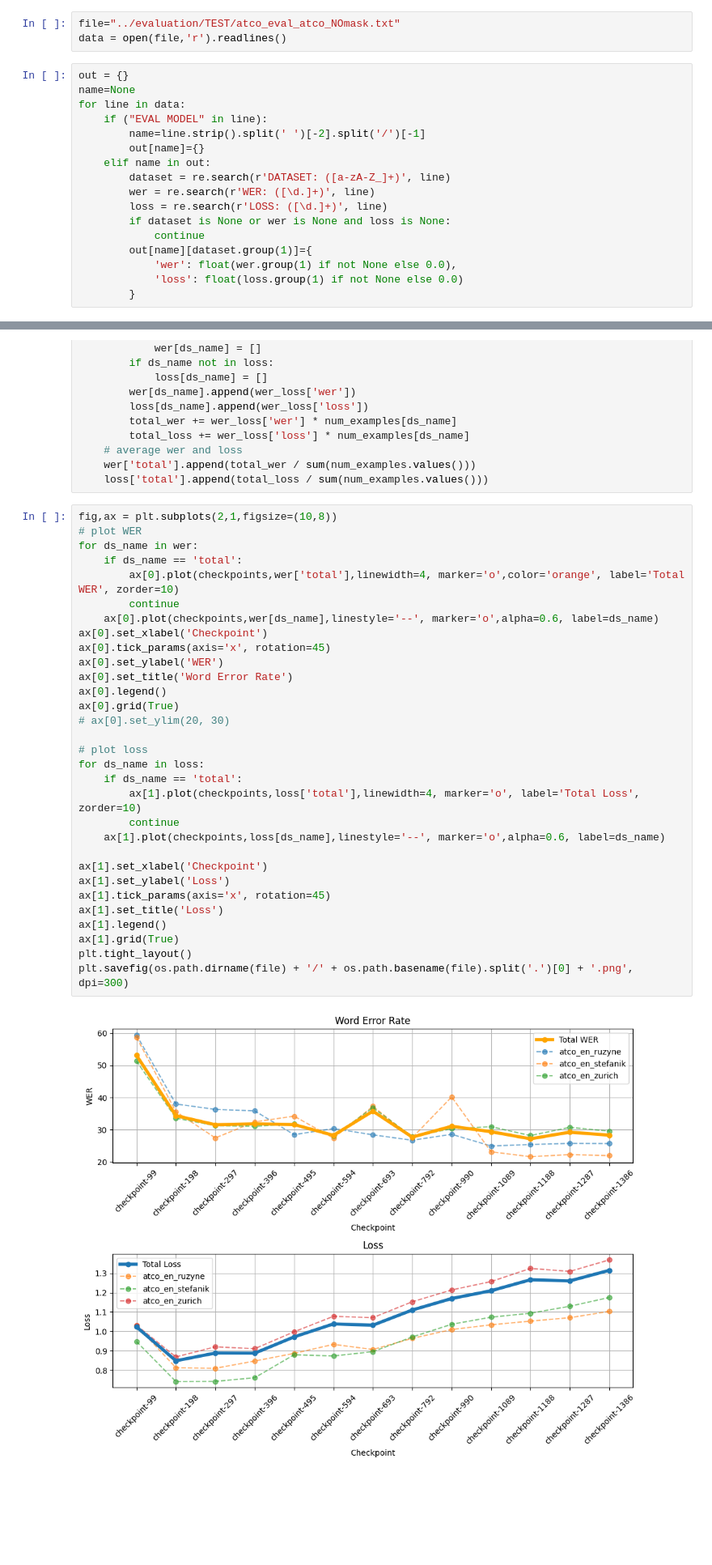
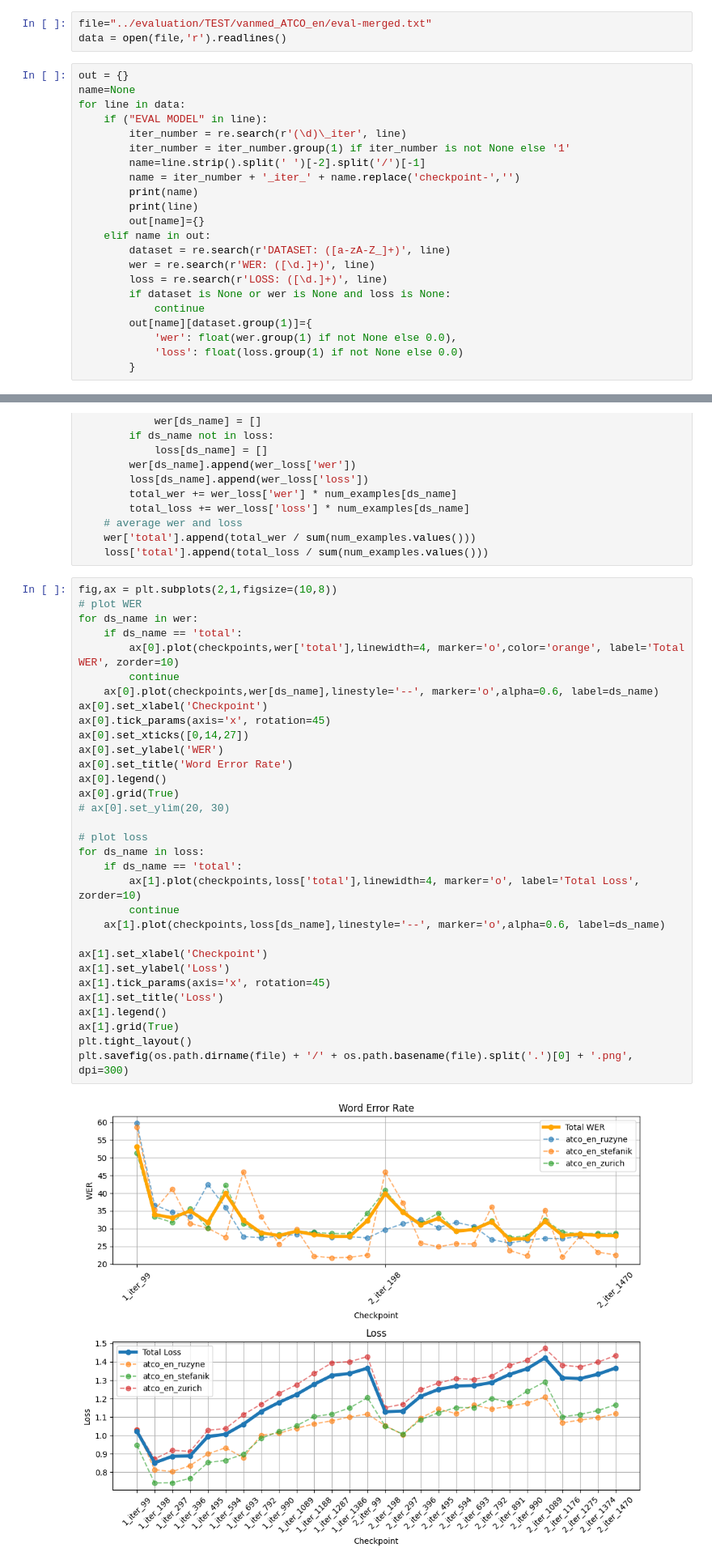
Before and after one commit to JohnyDevp/DP-Air-Traffic-Comm-Transcription, a Jupyter notebook: data/tools/out_eval_to_graps.ipynb, the cells around one changed output, grey strips where cells are left out. Shown: that part at 81% size. Cells and saved outputs as stored; diff of their text form; blank space fills up the shorter version.

```diff
--- a/data/tools/out_eval_to_graps.ipynb
+++ b/data/tools/out_eval_to_graps.ipynb
@@ -3,14 +3,19 @@ import numpy as np
 import matplotlib.pyplot as plt
 import re, os
 # %%
-file="../evaluation/TEST/atco_eval_atco_NOmask.txt"
+file="../evaluation/TEST/vanmed_ATCO_en/eval-merged.txt"
 data = open(file,'r').readlines()
 # %%
 out = {}
 name=None
 for line in data:
     if ("EVAL MODEL" in line):
+        iter_number = re.search(r'(\d)\_iter', line)
+        iter_number = iter_number.group(1) if iter_number is not None else '1'
         name=line.strip().split(' ')[-2].split('/')[-1]
+        name = iter_number + '_iter_' + name.replace('checkpoint-','')
+        print(name)
+        print(line)
         out[name]={}
     elif name in out:
         dataset = re.search(r'DATASET: ([a-zA-Z_]+)', line)
@@ -57,31 +80,32 @@ fig,ax = plt.subplots(2,1,figsize=(10,8))
 # plot WER
 for ds_name in wer:
     if ds_name == 'total':
         ax[0].plot(checkpoints,wer['total'],linewidth=4, marker='o',color='orange', label='Total WER', zorder=10)
         continue
     ax[0].plot(checkpoints,wer[ds_name],linestyle='--', marker='o',alpha=0.6, label=ds_name)
 ax[0].set_xlabel('Checkpoint')
 ax[0].tick_params(axis='x', rotation=45)
+ax[0].set_xticks([0,14,27])
 ax[0].set_ylabel('WER')
 ax[0].set_title('Word Error Rate')
 ax[0].legend()
 ax[0].grid(True)
 # ax[0].set_ylim(20, 30)
 
 # plot loss
 for ds_name in loss:
     if ds_name == 'total':
         ax[1].plot(checkpoints,loss['total'],linewidth=4, marker='o', label='Total Loss', zorder=10)
         continue
     ax[1].plot(checkpoints,loss[ds_name],linestyle='--', marker='o',alpha=0.6, label=ds_name)
 
 ax[1].set_xlabel('Checkpoint')
 ax[1].set_ylabel('Loss')
 ax[1].tick_params(axis='x', rotation=45)
 ax[1].set_title('Loss')
 ax[1].legend()
 ax[1].grid(True)
 plt.tight_layout()
 plt.savefig(os.path.dirname(file) + '/' + os.path.basename(file).split('.')[0] + '.png', dpi=300)
 # %% [output]
-[figure, old version]
+[figure, new version]
```
Also changed, not shown: parts of 2 cells of this notebook, 14 other files.
